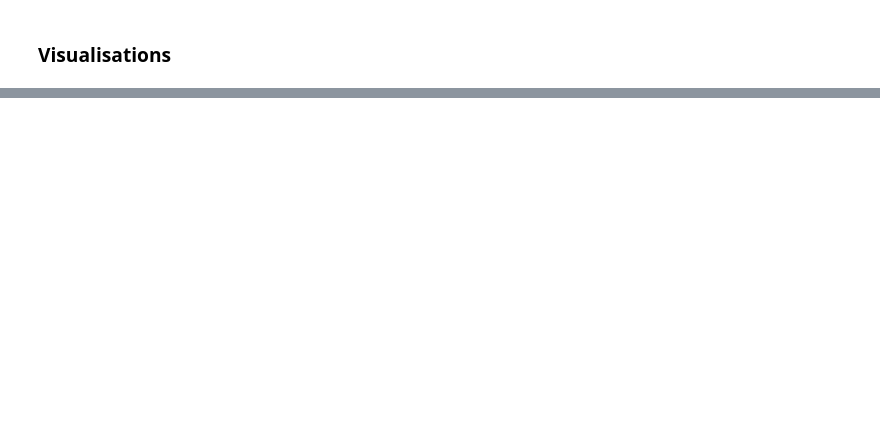
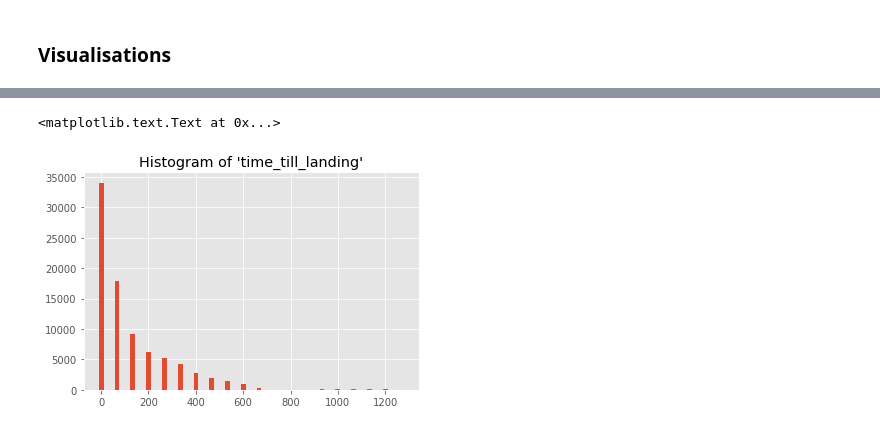
Before and after one commit to michelnossin/pyspark_training_docker, a Jupyter notebook: spark2-jupyter-docker.ipynb, the cells around one changed output, grey strips where cells are left out. Saved outputs shown, nothing was run; the diff lists cells and outputs as text; code cells hidden in the pictures; blank space fills up the shorter version.

```diff
--- a/spark2-jupyter-docker.ipynb
+++ b/spark2-jupyter-docker.ipynb
@@ -840,10 +888,13 @@ hists = ml_df.select('time_till_landing_minutes').rdd.flatMap(
 # %%
 data_hist = {
        'bins': hists[0][:-1],
        'freq': hists[1]
    }
-plt.bar(data_hist['bins'], data_hist['freq'], width=200)
+plt.bar(data_hist['bins'], data_hist['freq'], width=20)
 plt.title('Histogram of \'time_till_landing\'')
+# %% [output]
+<matplotlib.text.Text at 0x...>
+[figure, added]
 # %%
 b_hist = chrt.Bar(
        data_hist,
```
Also changed, not shown: parts of 17 cells of this notebook.
